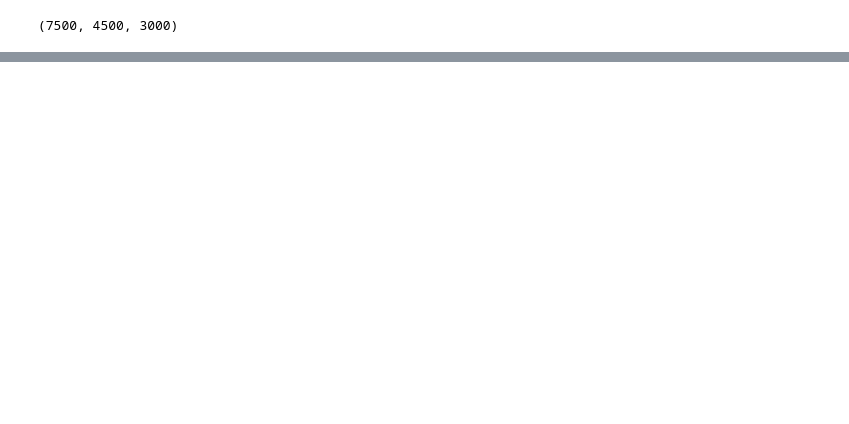
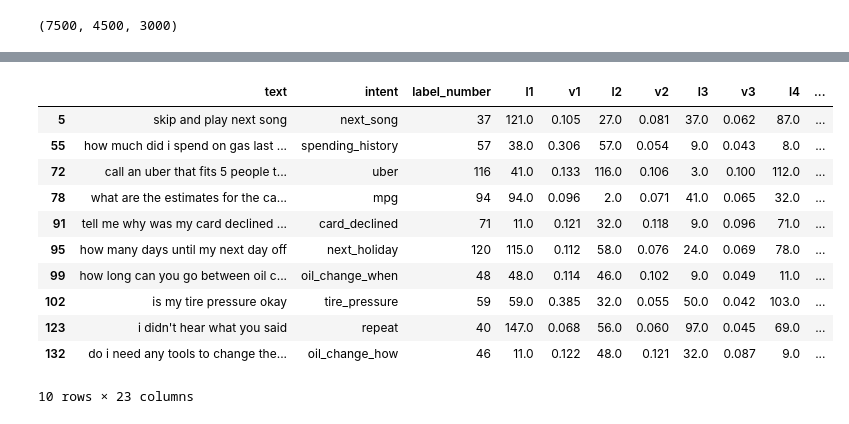
Before and after one commit to tayfuntuna/xcs224u, a Jupyter notebook: code/WeakSupervision_Snorkel_Intent_Classification.ipynb, the cells around one changed output, grey strips where cells are left out. Cells and saved outputs as stored; diff of their text form; code cells hidden in the pictures; blank space fills up the shorter version.

```diff
--- a/code/WeakSupervision_Snorkel_Intent_Classification.ipynb
+++ b/code/WeakSupervision_Snorkel_Intent_Classification.ipynb
@@ -198,0 +245,4 @@ def r2(x):
+# %%
+zeroshot = pd.read_csv(DATA_FOLDER+'00000_03000.csv', header=None,index_col= False, encoding='utf-8',
+                       names =['text'] + list(np.concatenate(list(zip(['l'+str(i+1) for i in range(10)],['v'+str(i+1) for i in range(10)])))),
+                       error_bad_lines=False )
@@ -198,0 +259,5 @@ def r2(x):
+# %%
+zeroshot.dropna(inplace=True)
+# %%
+for i in range(10):
+    zeroshot['l'+str(i+1)] = zeroshot['l'+str(i+1)].astype('int')
@@ -198,0 +282,2 @@ def r2(x):
+# %%
+df_train = pd.merge(df_train, zeroshot, how= 'left', on='text')
@@ -198,0 +287,15 @@ def r2(x):
+# %%
+df_train.head(10)
+# %% [output]
+|  | text | intent | label_number | l1 | v1 | l2 | v2 | l3 | v3 | l4 | ... |
+| 5 | skip and play next song | next_song | 37 | 121.0 | 0.105 | 27.0 | 0.081 | 37.0 | 0.062 | 87.0 | ... |
+| 55 | how much did i spend on gas last ... | spending_history | 57 | 38.0 | 0.306 | 57.0 | 0.054 | 9.0 | 0.043 | 8.0 | ... |
+| 72 | call an uber that fits 5 people t... | uber | 116 | 41.0 | 0.133 | 116.0 | 0.106 | 3.0 | 0.100 | 112.0 | ... |
+| 78 | what are the estimates for the ca... | mpg | 94 | 94.0 | 0.096 | 2.0 | 0.071 | 41.0 | 0.065 | 32.0 | ... |
+| 91 | tell me why was my card declined ... | card_declined | 71 | 11.0 | 0.121 | 32.0 | 0.118 | 9.0 | 0.096 | 71.0 | ... |
+| 95 | how many days until my next day off | next_holiday | 120 | 115.0 | 0.112 | 58.0 | 0.076 | 24.0 | 0.069 | 78.0 | ... |
+| 99 | how long can you go between oil c... | oil_change_when | 48 | 48.0 | 0.114 | 46.0 | 0.102 | 9.0 | 0.049 | 11.0 | ... |
+| 102 | is my tire pressure okay | tire_pressure | 59 | 59.0 | 0.385 | 32.0 | 0.055 | 50.0 | 0.042 | 103.0 | ... |
+| 123 | i didn't hear what you said | repeat | 40 | 147.0 | 0.068 | 56.0 | 0.060 | 97.0 | 0.045 | 69.0 | ... |
+| 132 | do i need any tools to change the... | oil_change_how | 46 | 11.0 | 0.122 | 48.0 | 0.121 | 32.0 | 0.087 | 9.0 | ... |
+10 rows × 23 columns
```
Also changed, not shown: parts of 82 cells of this notebook.
